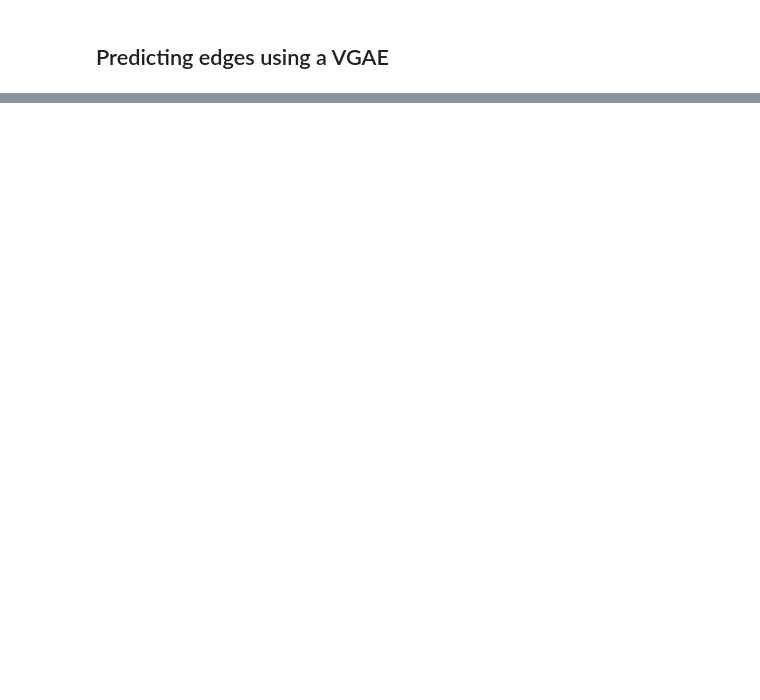
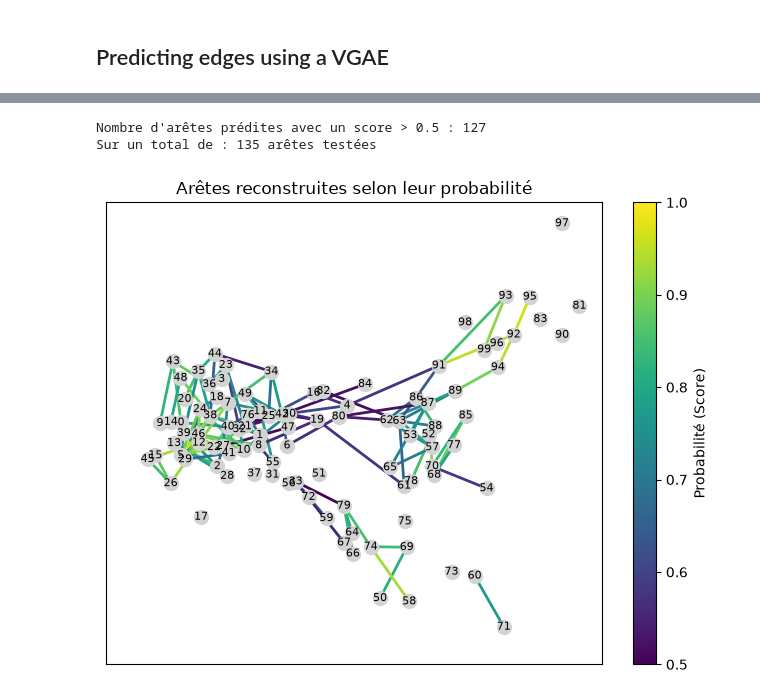
Before and after one commit to aleynaygb/biml_projet, a Jupyter notebook: src/gnn_tp.ipynb, the cells around one changed output, grey strips where cells are left out. Saved outputs shown, nothing was run; the diff lists cells and outputs as text; code cells hidden in the pictures; blank space fills up the shorter version.

```diff
--- a/src/gnn_tp.ipynb
+++ b/src/gnn_tp.ipynb
@@ -399,2 +438,16 @@ def train(model, data, epochs):
 # %%
 # (c) Initialize your model using VGAE from torch geometric.nn, then train it
+dim_in = data.num_features  # le nombre de caractéristiques initiales des nœuds
+dim_out = 16  # la taille de l'espace abstrait réduit
+
+# initialisation
+encodeur = Encoder(dim_in, dim_out)
+model = VGAE(encodeur)
+optimizer = th.optim.Adam(model.parameters(), lr=0.01)
+
+# boucle de training
+epochs = 100
+for epoch in range(1, epochs + 1):
+    loss = train(model, train_data, epoch)
+    if epoch % 10 == 0 or epoch == 1:
+        print(f'Epoch {epoch:03d} | Loss: {loss:.4f}')
@@ -409,13 +476,53 @@ model.test(z, test_data.pos_edge_label_index, test_data.neg_edge_label_index)  #
 pred_scores = th.sigmoid((z[test_data.pos_edge_label_index[0]] * z[test_data.pos_edge_label_index[1]]).sum(dim=1)).detach().numpy()
 
 # how many edge are predicted with a score upon 0.5 ?
-# ...
+nombre_aretes_predites = (pred_scores > 0.5).sum()
+
+print(f"Nombre d'arêtes prédites avec un score > 0.5 : {nombre_aretes_predites}")
+print(f"Sur un total de : {len(pred_scores)} arêtes testées")
+# %% [output]
+Nombre d'arêtes prédites avec un score > 0.5 : 127
+Sur un total de : 135 arêtes testées
 # %%
 # (f) Using networkx, plot the original network, plus some of the edges considered as the most likely.
 # You can use a color scale to represent the likeliness of observing an edge
 test_data.edge_index = test_data.pos_edge_label_index
 new_G = to_networkx(test_data, to_undirected=True)
-# ...
+
+edges_to_draw = []
+edge_colors = []
+
+for i in range(len(pred_scores)):
+    # les arêtes considérées comme probables (score > 0.5)
+    if pred_scores[i] > 0.5:
+        u = int(test_data.pos_edge_label_index[0, i])
+        v = int(test_data.pos_edge_label_index[1, i])
+        edges_to_draw.append((u, v))
+        edge_colors.append(pred_scores[i])
+
+
+plt.figure(figsize=(8, 6))
+
+# on dessine les nœuds d'abord
+nx.draw_networkx_nodes(new_G, pos=pos, node_size=100, node_color='lightgray')
+nx.draw_networkx_labels(new_G, pos=pos, font_size=8)
+
+edges = nx.draw_networkx_edges(
+    new_G,
+    pos=pos,
+    edgelist=edges_to_draw,
+    edge_color=edge_colors,
+    edge_cmap=plt.cm.viridis,  # du violet (0.5) au jaune (1.0)
+    edge_vmin=0.5,
+    edge_vmax=1.0,
+    width=2.0
+)
+
+plt.colorbar(edges, label="Probabilité (Score)")
+plt.title("Arêtes reconstruites selon leur probabilité")
+plt.show()
+# %% [output]
+[figure, added]
 # %%
 # (g) with TSNE we can visualize the sampled latent space of our VGAE.
 # add color of classes to understand if its a meaningful representation or not
```
Also changed, not shown: parts of 12 cells of this notebook, 2 other files.
